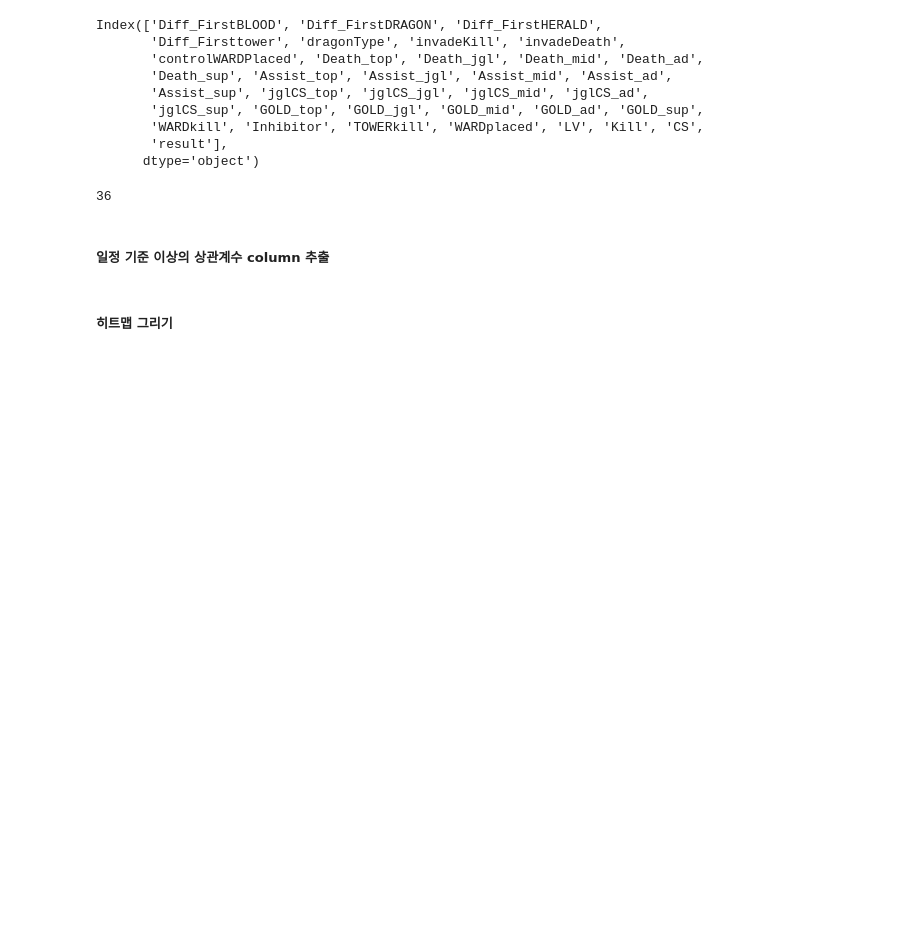
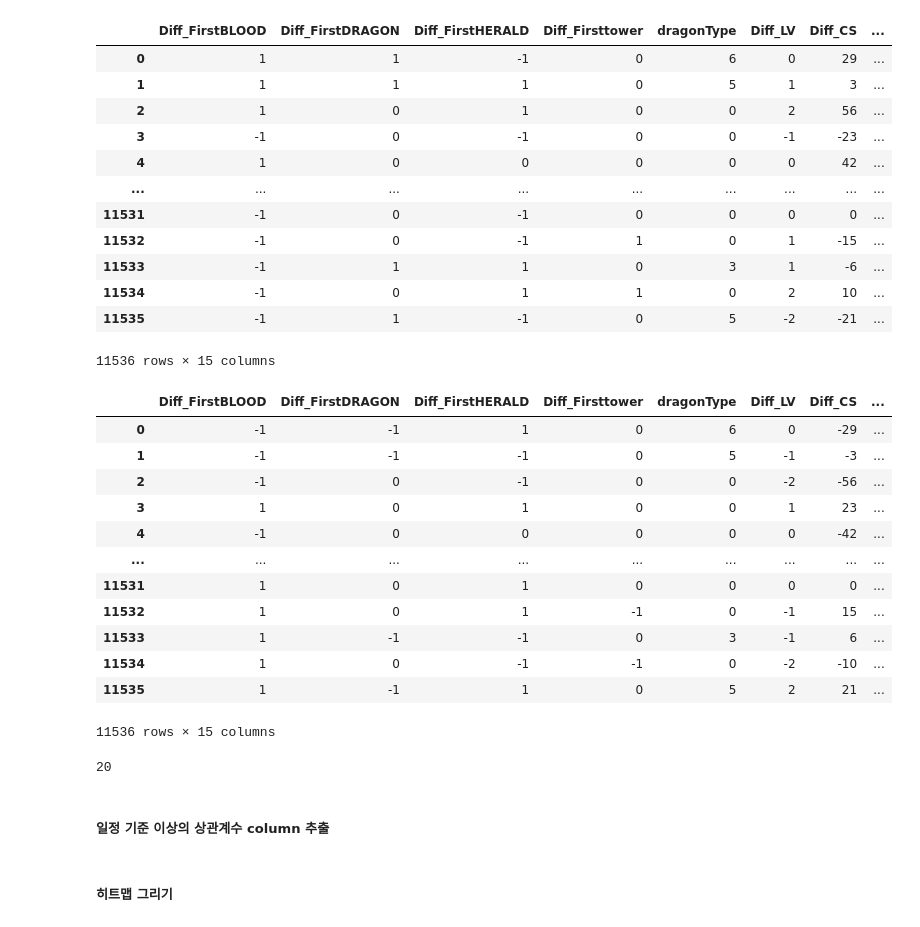
Before and after one commit to LOLresultPrediction/LOL-MachineLearning, a Jupyter notebook: dataPreprocessing/rawDataModel.ipynb, the cells around one changed output. Cells and saved outputs as stored; diff of their text form; code cells hidden in the pictures; blank space fills up the shorter version.

Commit message:
paper data preprocessing model

```diff
--- a/dataPreprocessing/rawDataModel.ipynb
+++ b/dataPreprocessing/rawDataModel.ipynb
@@ -54,10 +54,10 @@ lose_df = df[['Diff_FirstBLOOD', 'Diff_FirstDRAGON',
        'LOSE_TOWERkill', 'LOSE_WARDplaced']]
 colName = 'WIN'
 win_df = win_df.rename(columns={f'{colName}_invadeKill': 'invadeKill', f'{colName}_invadeDeath': 'invadeDeath',
-                                                  f'{colName}_controlWARDPlaced': 'controlWARDPlaced',
+                                                  f'{colName}_controlWARDPlaced': 'controlWARDPlaced', f'{colName}_WARDplaced': 'WARDPlaced',
                                                   f'{colName}_Kill_top': 'Kill_top',f'{colName}_Kill_jgl': 'Kill_jgl',f'{colName}_Kill_mid': 'Kill_mid',f'{colName}_Kill_ad': 'Kill_ad', f'{colName}_Kill_sup': 'Kill_sup',
                                                   f'{colName}_Death_top': 'Death_top',f'{colName}_Death_jgl': 'Death_jgl',f'{colName}_Death_mid': 'Death_mid',f'{colName}_Death_ad': 'Death_ad',f'{colName}_Death_sup': 'Death_sup',
-                                                  f'{colName}_Asisst_top': 'Assist_top',f'{colName}_Asisst_jgl': 'Assist_jgl',f'{colName}_Asisst_mid': 'Assist_mid',f'{colName}_Asisst_ad': 'Assist_ad',f'{colName}_Asisst_sup': 'Assist_sup',
+                                                  f'{colName}_Asisst_top': 'Asisst_top',f'{colName}_Asisst_jgl': 'Asisst_jgl',f'{colName}_Asisst_mid': 'Asisst_mid',f'{colName}_Asisst_ad': 'Asisst_ad',f'{colName}_Asisst_sup': 'Asisst_sup',
                                                   f'{colName}_LV_top': 'LV_top',f'{colName}_LV_jgl': 'LV_jgl',f'{colName}_LV_mid': 'LV_mid',f'{colName}_LV_ad': 'LV_ad',f'{colName}_LV_sup': 'LV_sup',
                                                   f'{colName}_CS_top': 'CS_top',f'{colName}_CS_jgl': 'CS_jgl',f'{colName}_CS_mid': 'CS_mid',f'{colName}_CS_ad': 'CS_ad',f'{colName}_CS_sup': 'CS_sup',
                                                   f'{colName}_jglCS_top': 'jglCS_top',f'{colName}_jglCS_jgl': 'jglCS_jgl',f'{colName}_jglCS_mid': 'jglCS_mid',f'{colName}_jglCS_ad': 'jglCS_ad',f'{colName}_jglCS_sup': 'jglCS_sup',
@@ -66,10 +66,10 @@ win_df = win_df.rename(columns={f'{colName}_invadeKill': 'invadeKill', f'{colNam
 
 colName = 'LOSE'
 lose_df = lose_df.rename(columns={f'{colName}_invadeKill': 'invadeKill', f'{colName}_invadeDeath': 'invadeDeath',
-                                                  f'{colName}_controlWARDPlaced': 'controlWARDPlaced',
+                                                  f'{colName}_controlWARDPlaced': 'controlWARDPlaced', f'{colName}_WARDplaced': 'WARDPlaced',
                                                   f'{colName}_Kill_top': 'Kill_top',f'{colName}_Kill_jgl': 'Kill_jgl',f'{colName}_Kill_mid': 'Kill_mid',f'{colName}_Kill_ad': 'Kill_ad', f'{colName}_Kill_sup': 'Kill_sup',
                                                   f'{colName}_Death_top': 'Death_top',f'{colName}_Death_jgl': 'Death_jgl',f'{colName}_Death_mid': 'Death_mid',f'{colName}_Death_ad': 'Death_ad',f'{colName}_Death_sup': 'Death_sup',
-                                                  f'{colName}_Asisst_top': 'Assist_top',f'{colName}_Asisst_jgl': 'Assist_jgl',f'{colName}_Asisst_mid': 'Assist_mid',f'{colName}_Asisst_ad': 'Assist_ad',f'{colName}_Asisst_sup': 'Assist_sup',
+                                                  f'{colName}_Asisst_top': 'Asisst_top',f'{colName}_Asisst_jgl': 'Asisst_jgl',f'{colName}_Asisst_mid': 'Asisst_mid',f'{colName}_Asisst_ad': 'Asisst_ad',f'{colName}_Asisst_sup': 'Asisst_sup',
                                                   f'{colName}_LV_top': 'LV_top',f'{colName}_LV_jgl': 'LV_jgl',f'{colName}_LV_mid': 'LV_mid',f'{colName}_LV_ad': 'LV_ad',f'{colName}_LV_sup': 'LV_sup',
                                                   f'{colName}_CS_top': 'CS_top',f'{colName}_CS_jgl': 'CS_jgl',f'{colName}_CS_mid': 'CS_mid',f'{colName}_CS_ad': 'CS_ad',f'{colName}_CS_sup': 'CS_sup',
                                                   f'{colName}_jglCS_top': 'jglCS_top',f'{colName}_jglCS_jgl': 'jglCS_jgl',f'{colName}_jglCS_mid': 'jglCS_mid',f'{colName}_jglCS_ad': 'jglCS_ad',f'{colName}_jglCS_sup': 'jglCS_sup',
@@ -110,17 +135,35 @@ lose_df['Kill'] = win_df['Kill']*-1
 # plt.show()
 # %%
 win_df['result'] = 1
-lose_df['result'] = -1
+lose_df['result'] = 0
 data = pd.concat([win_df, lose_df], axis=0, ignore_index=True)
-# %%
-data.columns
-# %% [output]
-Index(['Diff_FirstBLOOD', 'Diff_FirstDRAGON', 'Diff_FirstHERALD',
-       'Diff_Firsttower', 'dragonType', 'invadeKill', 'invadeDeath',
-       'controlWARDPlaced', 'Death_top', 'Death_jgl', 'Death_mid', 'Death_ad',
-       'Death_sup', 'Assist_top', 'Assist_jgl', 'Assist_mid', 'Assist_ad',
-       'Assist_sup', 'jglCS_top', 'jglCS_jgl', 'jglCS_mid', 'jglCS_ad',
-       'jglCS_sup', 'GOLD_top', 'GOLD_jgl', 'GOLD_mid', 'GOLD_ad', 'GOLD_sup',
-       'WARDkill', 'Inhibitor', 'TOWERkill', 'WARDplaced', 'LV', 'Kill', 'CS',
-       'result'],
-      dtype='object')
+# %%
+display(win_df)
+display(lose_df)
+# %% [output]
+|  | Diff_FirstBLOOD | Diff_FirstDRAGON | Diff_FirstHERALD | Diff_Firsttower | dragonType | Diff_LV | Diff_CS | ... |
+| 0 | 1 | 1 | -1 | 0 | 6 | 0 | 29 | ... |
+| 1 | 1 | 1 | 1 | 0 | 5 | 1 | 3 | ... |
+| 2 | 1 | 0 | 1 | 0 | 0 | 2 | 56 | ... |
+| 3 | -1 | 0 | -1 | 0 | 0 | -1 | -23 | ... |
+| 4 | 1 | 0 | 0 | 0 | 0 | 0 | 42 | ... |
+| ... | ... | ... | ... | ... | ... | ... | ... | ... |
+| 11531 | -1 | 0 | -1 | 0 | 0 | 0 | 0 | ... |
+| 11532 | -1 | 0 | -1 | 1 | 0 | 1 | -15 | ... |
+| 11533 | -1 | 1 | 1 | 0 | 3 | 1 | -6 | ... |
+| 11534 | -1 | 0 | 1 | 1 | 0 | 2 | 10 | ... |
+| 11535 | -1 | 1 | -1 | 0 | 5 | -2 | -21 | ... |
+11536 rows × 15 columns
+|  | Diff_FirstBLOOD | Diff_FirstDRAGON | Diff_FirstHERALD | Diff_Firsttower | dragonType | Diff_LV | Diff_CS | ... |
+| 0 | -1 | -1 | 1 | 0 | 6 | 0 | -29 | ... |
+| 1 | -1 | -1 | -1 | 0 | 5 | -1 | -3 | ... |
+| 2 | -1 | 0 | -1 | 0 | 0 | -2 | -56 | ... |
+| 3 | 1 | 0 | 1 | 0 | 0 | 1 | 23 | ... |
+| 4 | -1 | 0 | 0 | 0 | 0 | 0 | -42 | ... |
+| ... | ... | ... | ... | ... | ... | ... | ... | ... |
+| 11531 | 1 | 0 | 1 | 0 | 0 | 0 | 0 | ... |
+| 11532 | 1 | 0 | 1 | -1 | 0 | -1 | 15 | ... |
+| 11533 | 1 | -1 | -1 | 0 | 3 | -1 | 6 | ... |
+| 11534 | 1 | 0 | -1 | -1 | 0 | -2 | -10 | ... |
+| 11535 | 1 | -1 | 1 | 0 | 5 | 2 | 21 | ... |
+11536 rows × 15 columns
@@ -127,7 +187,7 @@ Index(['Diff_FirstBLOOD', 'Diff_FirstDRAGON', 'Diff_FirstHERALD',
 # %%
 colCnt = data.shape[1]
 print(colCnt)
-X = data.iloc[:, :colCnt-1]
-y = data.iloc[:, colCnt-1:]
+X = data[data.columns.difference(['result'])]
+y = data['result']
 # %% [output]
-36
+20
```
Also changed, not shown: parts of 7 cells of this notebook, 34 other files.
